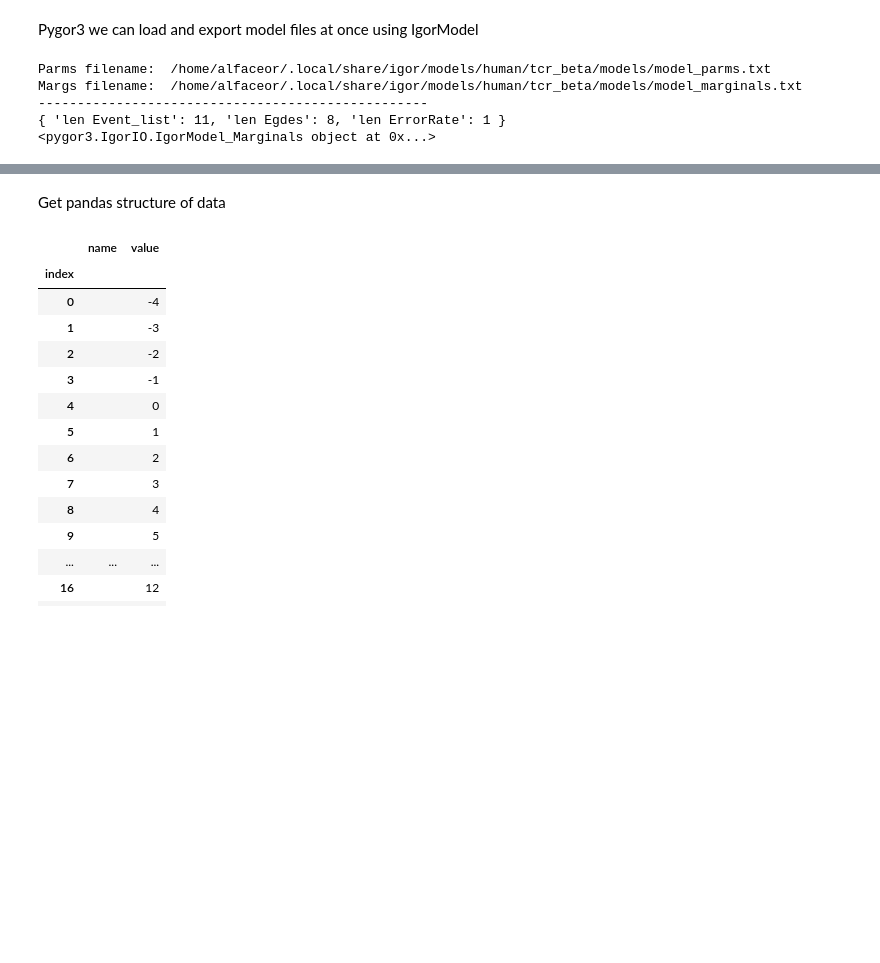
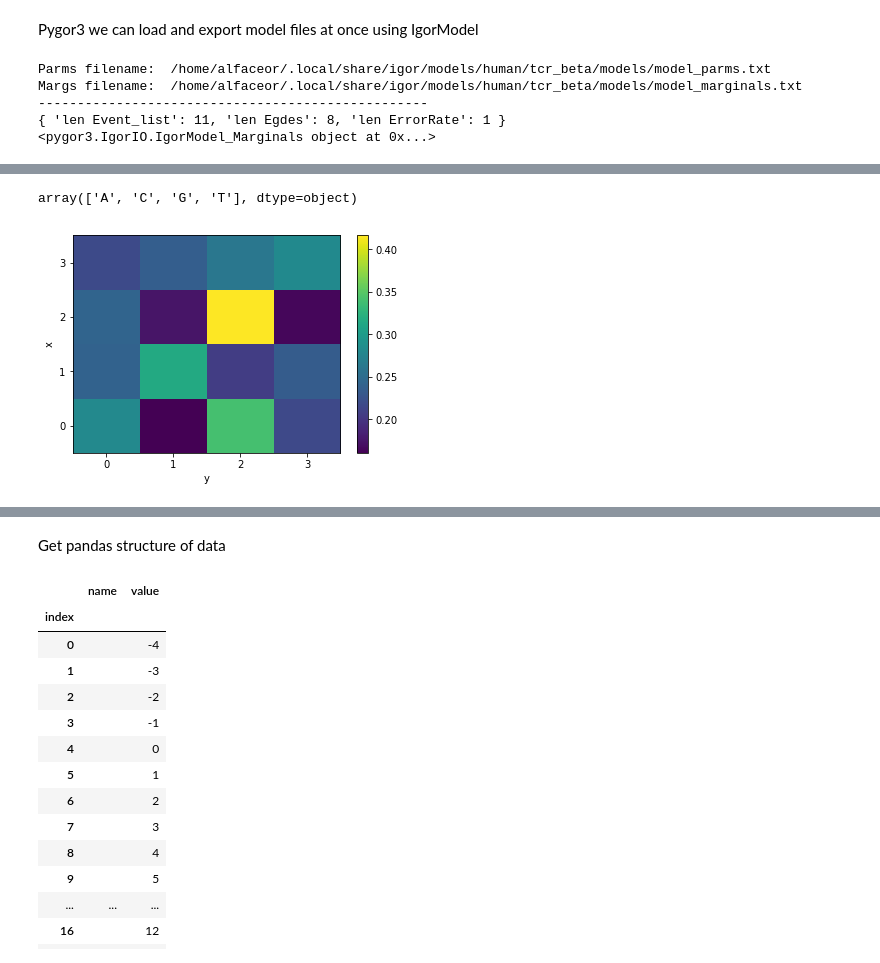
Before and after one commit to statbiophys/pygor3, a Jupyter notebook: Documentation.ipynb, the cells around one changed output, grey strips where cells are left out. Cells and saved outputs as stored; diff of their text form; code cells hidden in the pictures; blank space fills up the shorter version.

```diff
--- a/Documentation.ipynb
+++ b/Documentation.ipynb
@@ -54,3 +54,6 @@ Margs filename:  /home/alfaceor/.local/share/igor/models/human/tcr_beta/models/m
 --------------------------------------------------
 { 'len Event_list': 11, 'len Egdes': 8, 'len ErrorRate': 1 }
 <pygor3.IgorIO.IgorModel_Marginals object at 0x...>
+# %%
+strEvent='dj_dinucl'
+mdl.xdata[strEvent]
@@ -56,0 +89,6 @@ Margs filename:  /home/alfaceor/.local/share/igor/models/human/tcr_beta/models/m
+# %%
+reshdata = mdl.xdata[strEvent].values.reshape(4,4)
+str_nt = mdl.parms.Event_dict[strEvent].value.values
+nt = [0,1,2,3]
+nda = xr.DataArray(reshdata, coords=[('x', nt), ('y', nt)])
+nda
@@ -56,0 +104,6 @@ Margs filename:  /home/alfaceor/.local/share/igor/models/human/tcr_beta/models/m
+# %%
+bbb = xr.plot.imshow(nda,  xticks=nt, yticks=nt, add_labels=True)
+(str_nt)
+# %% [output]
+array(['A', 'C', 'G', 'T'], dtype=object)
+[figure, added]
```
Also changed, not shown: parts of 13 cells of this notebook, 4 other files.
